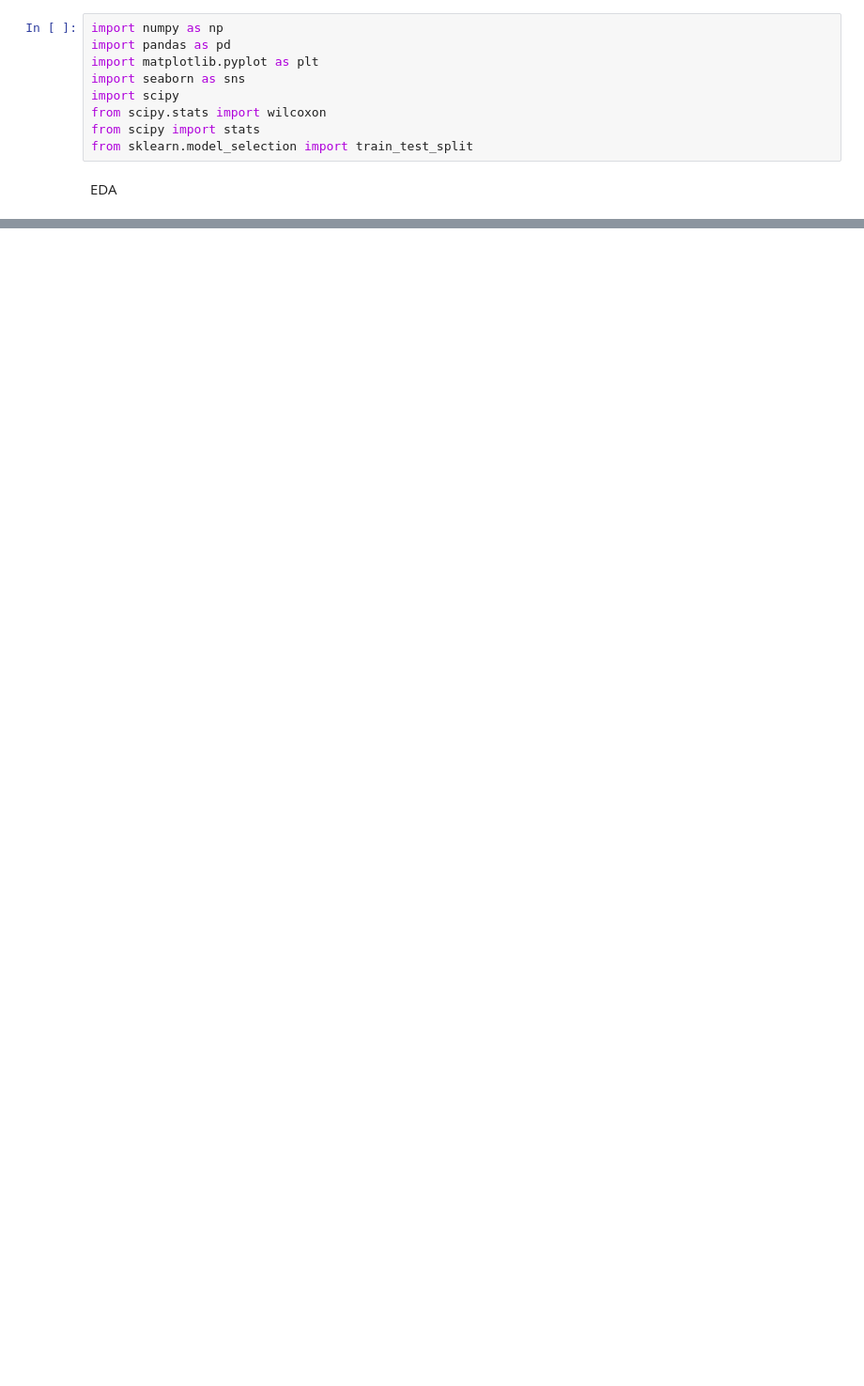
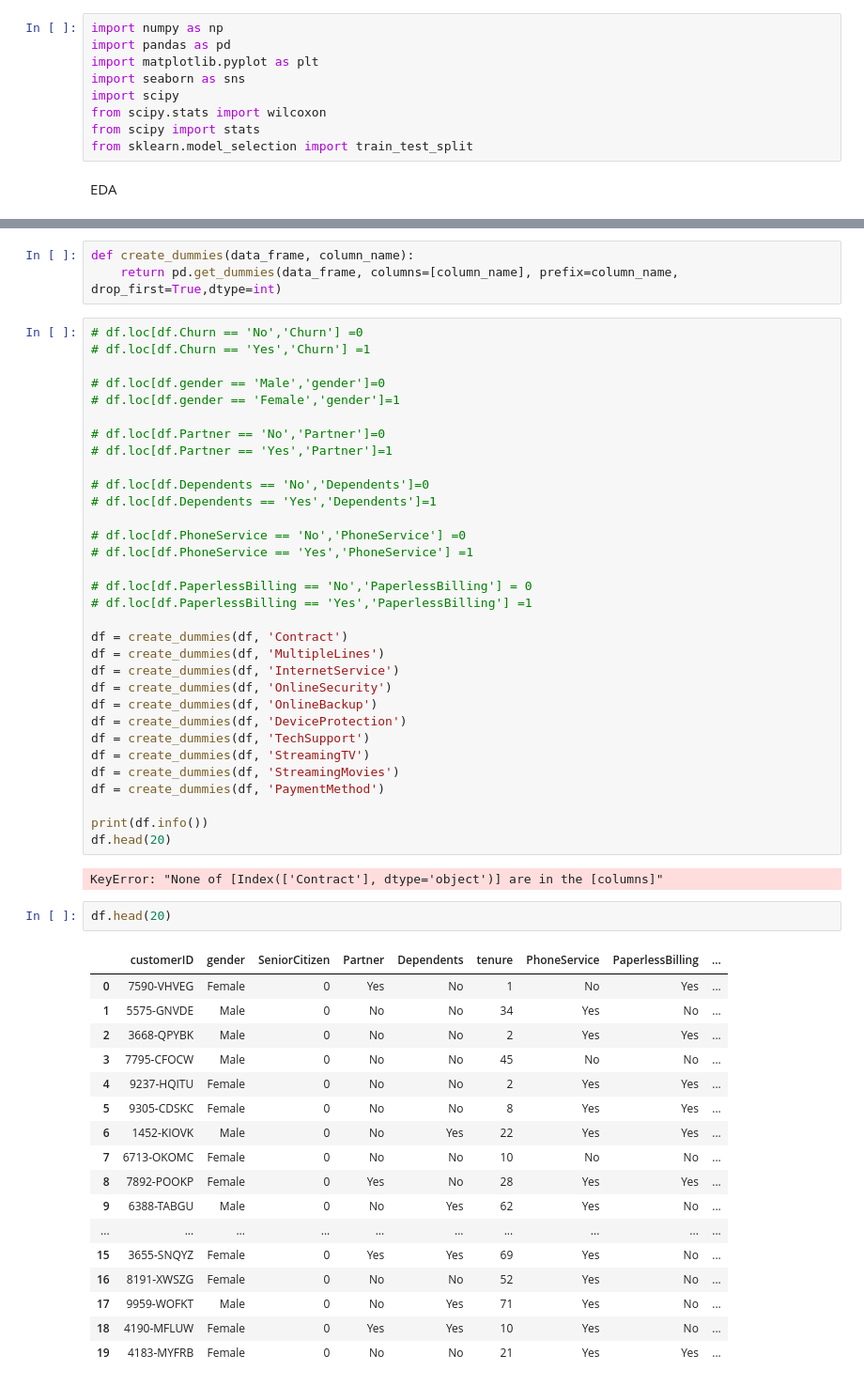
Before and after one commit to zivisaiah/gai_mid_project, a Jupyter notebook: gai_mid_project_notebook.ipynb, the cells around one changed output, grey strips where cells are left out. Shown at 94% size. Cells and saved outputs as stored; diff of their text form; blank space fills up the shorter version.

```diff
--- a/gai_mid_project_notebook.ipynb
+++ b/gai_mid_project_notebook.ipynb
@@ -278,0 +283,57 @@ categories_set3 = ['0-10', '11-20', '21-30', '31-40', '41-50', '51-60', '60+']
+# %%
+def create_dummies(data_frame, column_name):
+    return pd.get_dummies(data_frame, columns=[column_name], prefix=column_name, drop_first=True,dtype=int)
+# %%
+# df.loc[df.Churn == 'No','Churn'] =0
+# df.loc[df.Churn == 'Yes','Churn'] =1
+
+# df.loc[df.gender == 'Male','gender']=0
+# df.loc[df.gender == 'Female','gender']=1
+
+# df.loc[df.Partner == 'No','Partner']=0
+# df.loc[df.Partner == 'Yes','Partner']=1
+
+# df.loc[df.Dependents == 'No','Dependents']=0
+# df.loc[df.Dependents == 'Yes','Dependents']=1
+
+# df.loc[df.PhoneService == 'No','PhoneService'] =0
+# df.loc[df.PhoneService == 'Yes','PhoneService'] =1
+
+# df.loc[df.PaperlessBilling == 'No','PaperlessBilling'] = 0
+# df.loc[df.PaperlessBilling == 'Yes','PaperlessBilling'] =1
+
+df = create_dummies(df, 'Contract')
+df = create_dummies(df, 'MultipleLines')
+df = create_dummies(df, 'InternetService')
+df = create_dummies(df, 'OnlineSecurity')
+df = create_dummies(df, 'OnlineBackup')
+df = create_dummies(df, 'DeviceProtection')
+df = create_dummies(df, 'TechSupport')
+df = create_dummies(df, 'StreamingTV')
+df = create_dummies(df, 'StreamingMovies')
+df = create_dummies(df, 'PaymentMethod')
+
+print(df.info())
+df.head(20)
+# %% [output]
+KeyError: "None of [Index(['Contract'], dtype='object')] are in the [columns]"
+# %%
+df.head(20)
+# %% [output]
+|  | customerID | gender | SeniorCitizen | Partner | Dependents | tenure | PhoneService | PaperlessBilling | ... |
+| 0 | 7590-VHVEG | Female | 0 | Yes | No | 1 | No | Yes | ... |
+| 1 | 5575-GNVDE | Male | 0 | No | No | 34 | Yes | No | ... |
+| 2 | 3668-QPYBK | Male | 0 | No | No | 2 | Yes | Yes | ... |
+| 3 | 7795-CFOCW | Male | 0 | No | No | 45 | No | No | ... |
+| 4 | 9237-HQITU | Female | 0 | No | No | 2 | Yes | Yes | ... |
+| 5 | 9305-CDSKC | Female | 0 | No | No | 8 | Yes | Yes | ... |
+| 6 | 1452-KIOVK | Male | 0 | No | Yes | 22 | Yes | Yes | ... |
+| 7 | 6713-OKOMC | Female | 0 | No | No | 10 | No | No | ... |
+| 8 | 7892-POOKP | Female | 0 | Yes | No | 28 | Yes | Yes | ... |
+| 9 | 6388-TABGU | Male | 0 | No | Yes | 62 | Yes | No | ... |
+| ... | ... | ... | ... | ... | ... | ... | ... | ... | ... |
+| 15 | 3655-SNQYZ | Female | 0 | Yes | Yes | 69 | Yes | No | ... |
+| 16 | 8191-XWSZG | Female | 0 | No | No | 52 | Yes | No | ... |
+| 17 | 9959-WOFKT | Male | 0 | No | Yes | 71 | Yes | No | ... |
+| 18 | 4190-MFLUW | Female | 0 | Yes | Yes | 10 | Yes | No | ... |
+| 19 | 4183-MYFRB | Female | 0 | No | No | 21 | Yes | Yes | ... |
```
Also changed, not shown: parts of 55 cells of this notebook.
